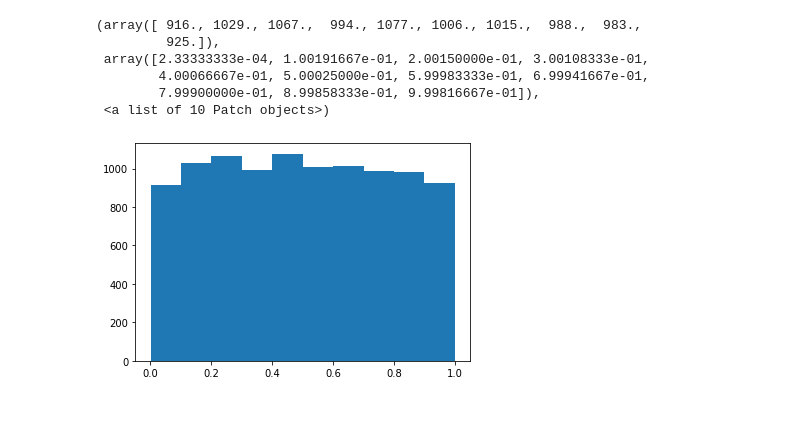
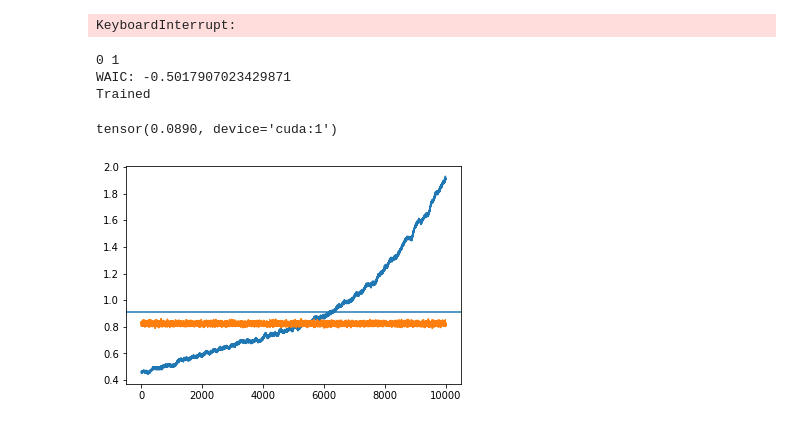
Before and after one commit to NinelK/CopulaGP, a Jupyter notebook: notebooks/vine/Benchmark_Gauss.ipynb, the cells around one changed output. Saved outputs shown, nothing was run; the diff lists cells and outputs as text; code cells hidden in the pictures.

```diff
--- a/notebooks/vine/Benchmark_Gauss.ipynb
+++ b/notebooks/vine/Benchmark_Gauss.ipynb
@@ -72,10 +74,60 @@ plt.scatter(*transformed_y[:,[0,1]].T,alpha=0.01)
-# %%
-plt.hist(transformed_y[:,0])
-# %% [output]
-(array([ 916., 1029., 1067.,  994., 1077., 1006., 1015.,  988.,  983.,
-         925.]),
- array([2.33333333e-04, 1.00191667e-01, 2.00150000e-01, 3.00108333e-01,
-        4.00066667e-01, 5.00025000e-01, 5.99983333e-01, 6.99941667e-01,
-        7.99900000e-01, 8.99858333e-01, 9.99816667e-01]),
- <a list of 10 Patch objects>)
-[figure, removed]
+# %%
+samples = torch.tensor(y[:,[0,1]]).clamp(0.001,0.999).float().to(device)
+out = '/home/nina/CopulaGP/synthetic_data/outputs'
+(likelihoods, waic) = select_copula.select_copula_model(x,transformed_y[:,[0,1]],device,'benchmark',out,0,1,
+                                    train_x=train_x[torch.randperm(NSamp)], train_y=samples) #[torch.randperm(NSamp)]
+likelihoods
+# %% [output]
+KeyboardInterrupt:
+# %%
+#redirect logging here
+def train4entropy(x,y,likelihood,shuffle=False):
+    Nvar = y.shape[-1]
+    data_layers = [torch.tensor(y).clamp(0.001,0.999).float().to(device)]
+    copula_layers, model_layers = [], []
+    for m in range(0,Nvar-1):
+        copulas, layer, models = [], [], []
+        for n in range(1,Nvar-m):
+            print(m,n+m)
+            if shuffle:
+                x = x[torch.randperm(NSamp)]
+            samples = data_layers[-1][...,[n,0]]
+            waic, model = bvcopula.infer(likelihood,x,samples,device=device)
+            print(f'WAIC: {waic}')
+            if shuffle:
+                x = x[torch.randperm(NSamp)]
+            with torch.no_grad():
+                f = model(x).mean
+                copula = model.likelihood.get_copula(f)
+                copulas.append(copula)
+                layer.append(copula.ccdf(samples))
+                models.append(model)
+        data_layers.append(torch.stack(layer,dim=-1))
+        copula_layers.append(copulas)
+        model_layers.append(models)
+    print('Trained')
+    vine_trained = CVine(copula_layers,x,device=device)
+    entropies = vine_trained.entropy(sem_tol=0.01, mc_size=3000, v=True)
+    return model_layers, vine_trained, entropies
+likelihoodC = [bvcopula.GaussianCopula_Likelihood(),
+              bvcopula.GumbelCopula_Likelihood(rotation='0°'),
+                bvcopula.GumbelCopula_Likelihood(rotation='180°')]
+likelihoodU = [bvcopula.IndependenceCopula_Likelihood(),
+                bvcopula.GaussianCopula_Likelihood(),
+                bvcopula.GumbelCopula_Likelihood(rotation='0°'),
+                bvcopula.GumbelCopula_Likelihood(rotation='180°')]
+# %%
+modelsC, vineC, eC = train4entropy(train_x,transformed_y[...,[0,1]],likelihoodC, shuffle=True)
+# modelsU, vineU, eU = train4entropy(train_x,transformed_y,likelihoodU,shuffle=True)
+# %% [output]
+0 1
+WAIC: -0.5017907023429871
+Trained
+# %%
+plt.plot(-eC.cpu().numpy())
+plt.plot(-eU.cpu().numpy())
+plt.axhline(-eC.mean().cpu().numpy())
+(eU-eC).mean()
+# %% [output]
+tensor(0.0890, device='cuda:1')
+[figure, added]
```
Also changed, not shown: parts of 25 cells of this notebook, 13 other files.
